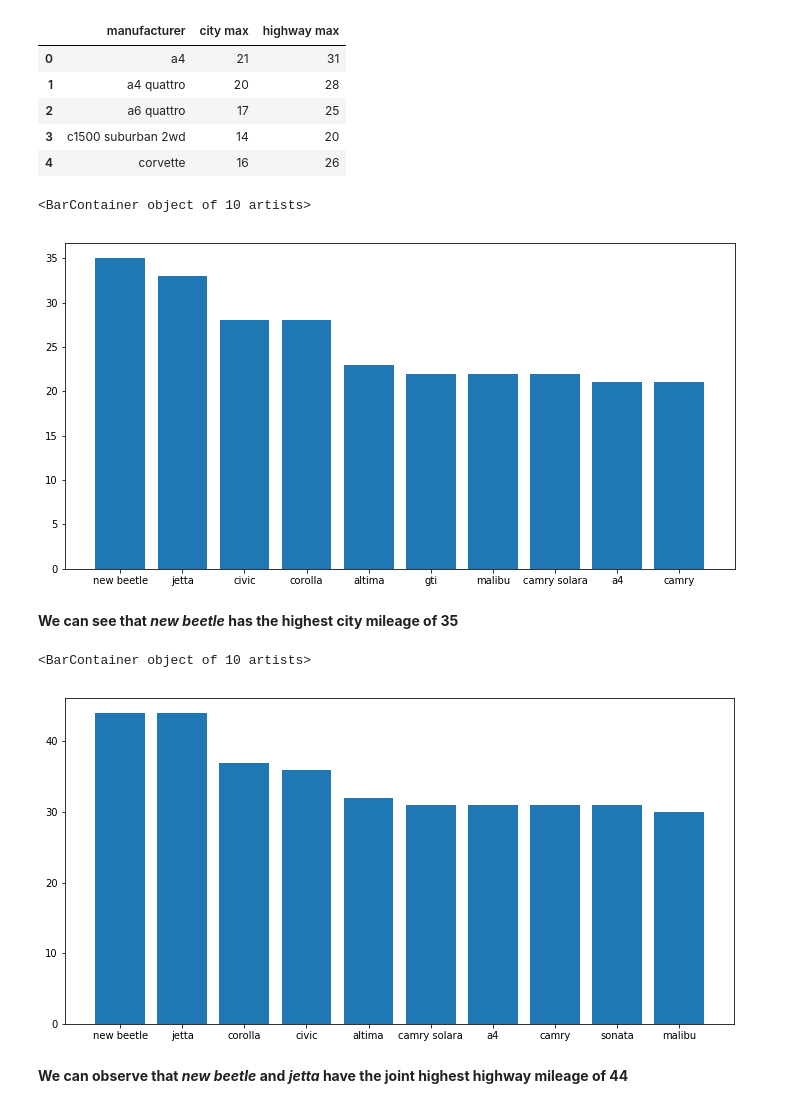
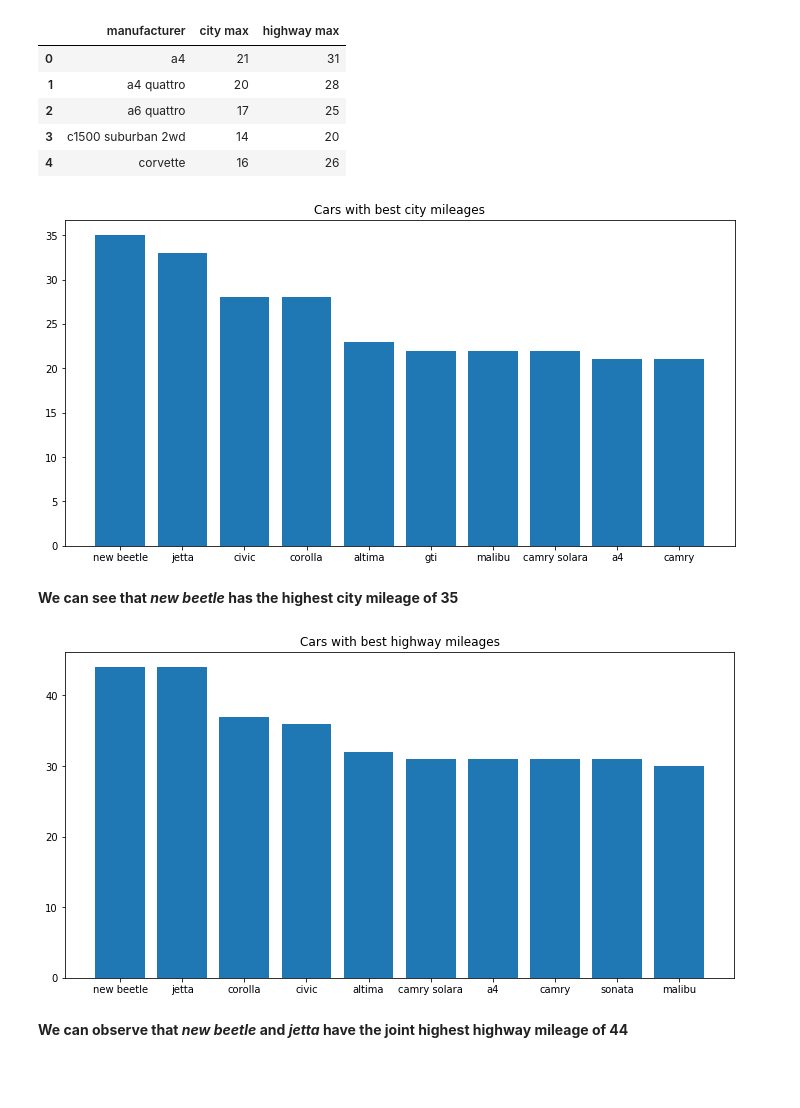
Before and after one commit to anish2197/data-analystics, a Jupyter notebook: Day 2.ipynb, the cells around one changed output. Drawn from its saved outputs; the diff is of its cells as text; code cells hidden in the pictures; blank space fills up the shorter version.

```diff
--- a/Day 2.ipynb
+++ b/Day 2.ipynb
@@ -116,21 +117,25 @@ df2.head()
 # %%
 df2 = df2.sort_values(by=["city max"], ascending=False)    #Referred to pandas docs for sort_values syntax
 dfTemp = df2[0:10]   #View only top 10 results
+
 plt.figure(figsize=(12,6))
+plt.title("Cars with best city mileages")
 plt.bar(dfTemp["manufacturer"], dfTemp["city max"])
+plt.show()
 # %% [output]
-<BarContainer object of 10 artists>
-[figure, old version]
+[figure, new version]
 # %% [markdown]
 **We can see that *new beetle* has the highest city mileage of 35**
 # %%
 df2 = df2.sort_values(by=["highway max"], ascending=False)
 dfTemp = df2[0:10]
+
 plt.figure(figsize=(12,6))
+plt.title("Cars with best highway mileages")
 plt.bar(dfTemp["manufacturer"], dfTemp["highway max"])
+plt.show()
 # %% [output]
-<BarContainer object of 10 artists>
-[figure, old version]
+[figure, new version]
 # %% [markdown]
 **We can observe that *new beetle* and *jetta* have the joint highest highway mileage of 44**
 # %% [markdown]
```
Also changed, not shown: parts of 5 cells of this notebook.
